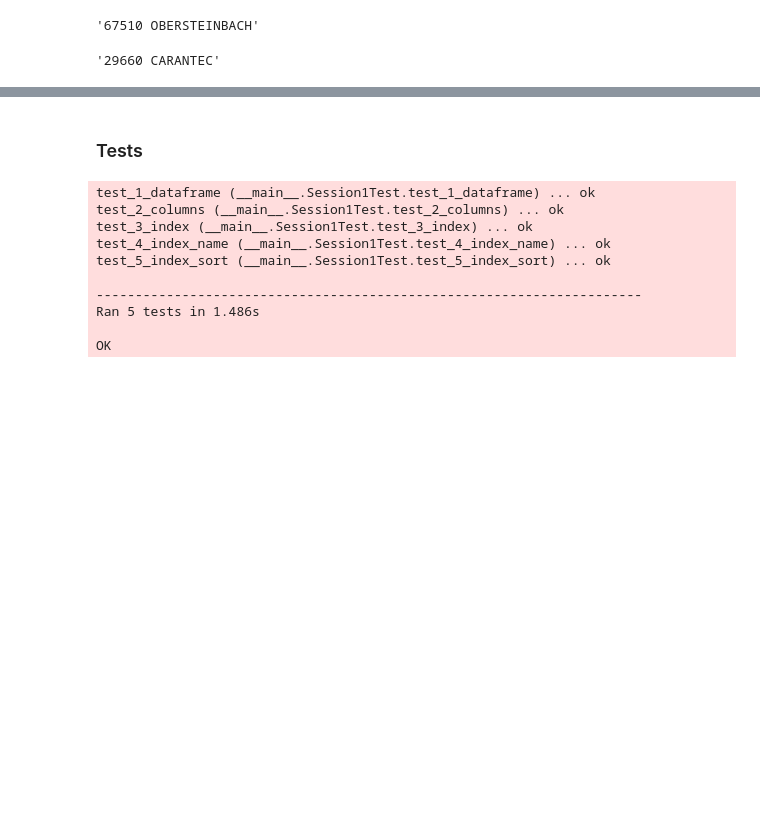
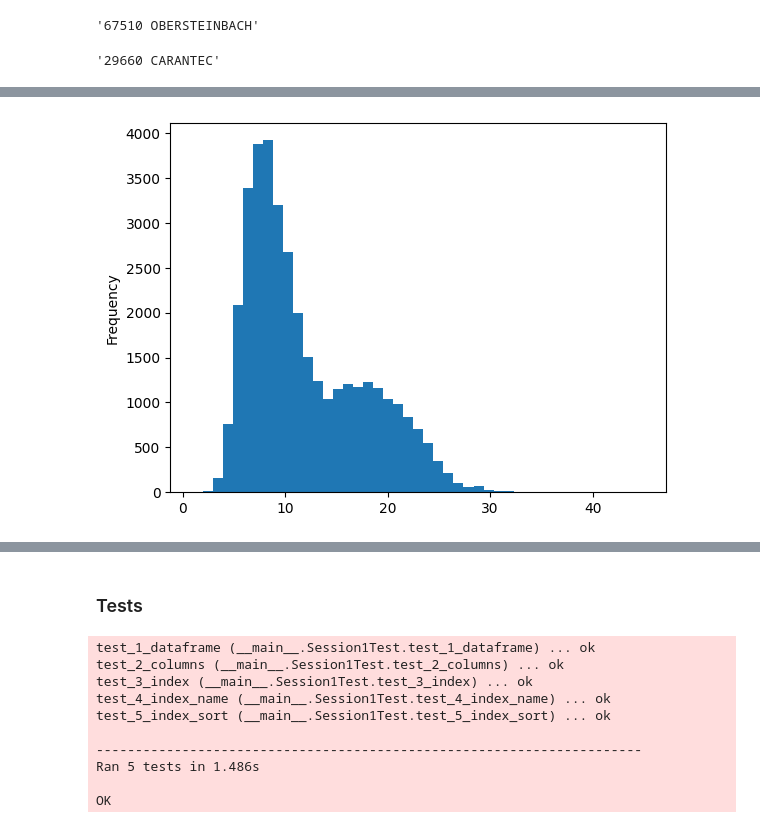
Before and after one commit to fran6w/TIDE, a Jupyter notebook: 01_TIDE_session.ipynb, the cells around one changed output, grey strips where cells are left out. Drawn from its saved outputs; the diff is of its cells as text; code cells hidden in the pictures; blank space fills up the shorter version.

```diff
--- a/01_TIDE_session.ipynb
+++ b/01_TIDE_session.ipynb
@@ -530,0 +700,4 @@ ville2(gps2dec(48, 40, 7), -gps2dec(3, 54, 45))
+# %%
+df["Commune"].str.len().plot.hist(bins=45);
+# %% [output]
+[figure, added]
```
Also changed, not shown: parts of 23 cells of this notebook.
